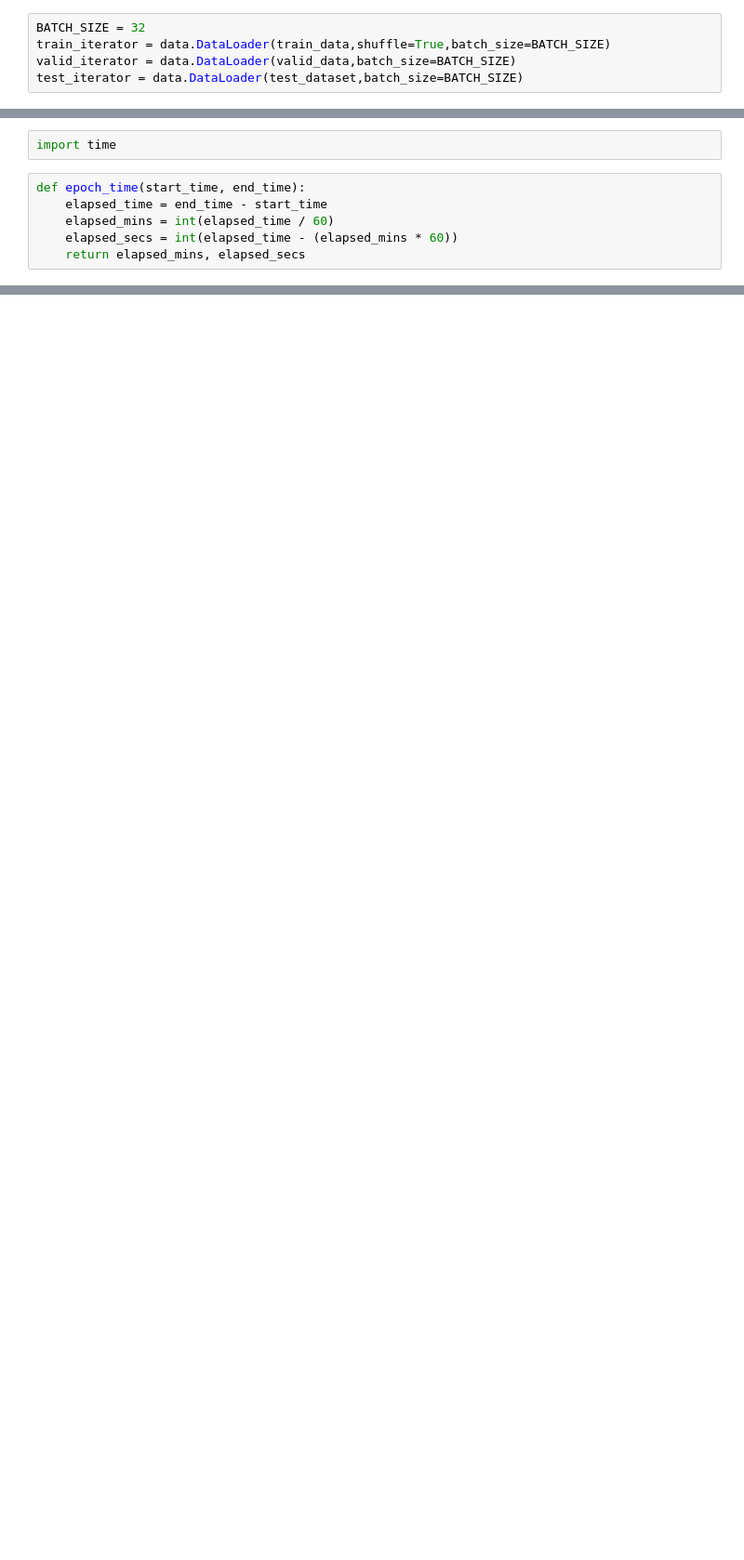
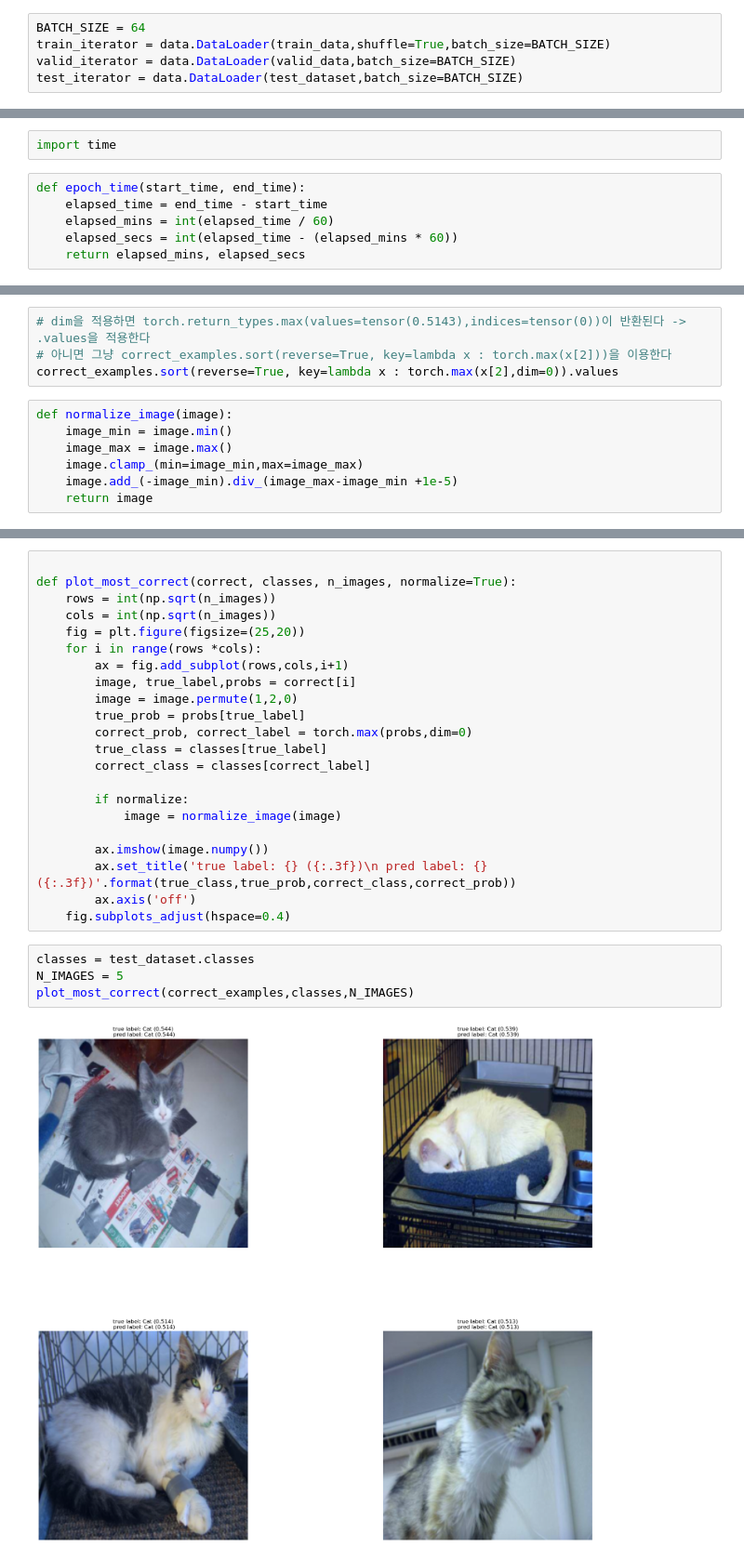
Before and after one commit to haseungwon/AI, a Jupyter notebook: VGG.ipynb, the cells around one changed output, grey strips where cells are left out. Shown at 93% size. Saved outputs shown, nothing was run; the diff lists cells and outputs as text; blank space fills up the shorter version.

```diff
--- a/VGG.ipynb
+++ b/VGG.ipynb
@@ -144,7 +130,7 @@ Number of training examples: 476
 Number of training examples: 53
 Number of training examples: 12
 # %%
-BATCH_SIZE = 32
+BATCH_SIZE = 64
 train_iterator = data.DataLoader(train_data,shuffle=True,batch_size=BATCH_SIZE)
 valid_iterator = data.DataLoader(valid_data,batch_size=BATCH_SIZE)
 test_iterator = data.DataLoader(test_dataset,batch_size=BATCH_SIZE)
@@ -239,0 +274,11 @@ Epoch: 05 | Epoch Time: 0m 3s
+# %%
+# dim을 적용하면 torch.return_types.max(values=tensor(0.5143),indices=tensor(0))이 반환된다 -> .values을 적용한다
+# 아니면 그냥 correct_examples.sort(reverse=True, key=lambda x : torch.max(x[2]))을 이용한다
+correct_examples.sort(reverse=True, key=lambda x : torch.max(x[2],dim=0)).values
+# %%
+def normalize_image(image):
+    image_min = image.min()
+    image_max = image.max()
+    image.clamp_(min=image_min,max=image_max)
+    image.add_(-image_min).div_(image_max-image_min +1e-5)
+    return image
@@ -239,0 +287,28 @@ Epoch: 05 | Epoch Time: 0m 3s
+# %%
+
+def plot_most_correct(correct, classes, n_images, normalize=True):
+    rows = int(np.sqrt(n_images))
+    cols = int(np.sqrt(n_images))
+    fig = plt.figure(figsize=(25,20))
+    for i in range(rows *cols):
+        ax = fig.add_subplot(rows,cols,i+1)
+        image, true_label,probs = correct[i]
+        image = image.permute(1,2,0)
+        true_prob = probs[true_label]
+        correct_prob, correct_label = torch.max(probs,dim=0)
+        true_class = classes[true_label]
+        correct_class = classes[correct_label]
+
+        if normalize:
+            image = normalize_image(image)
+
+        ax.imshow(image.numpy())
+        ax.set_title('true label: {} ({:.3f})\n pred label: {} ({:.3f})'.format(true_class,true_prob,correct_class,correct_prob))
+        ax.axis('off')
+    fig.subplots_adjust(hspace=0.4)
+# %%
+classes = test_dataset.classes
+N_IMAGES = 5
+plot_most_correct(correct_examples,classes,N_IMAGES)
+# %% [output]
+[figure, added]
```
Also changed, not shown: parts of 8 cells of this notebook, 6 other files.
